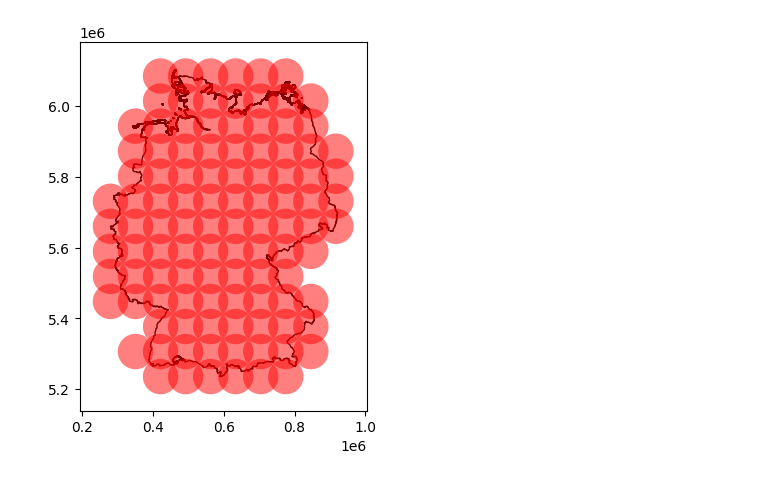
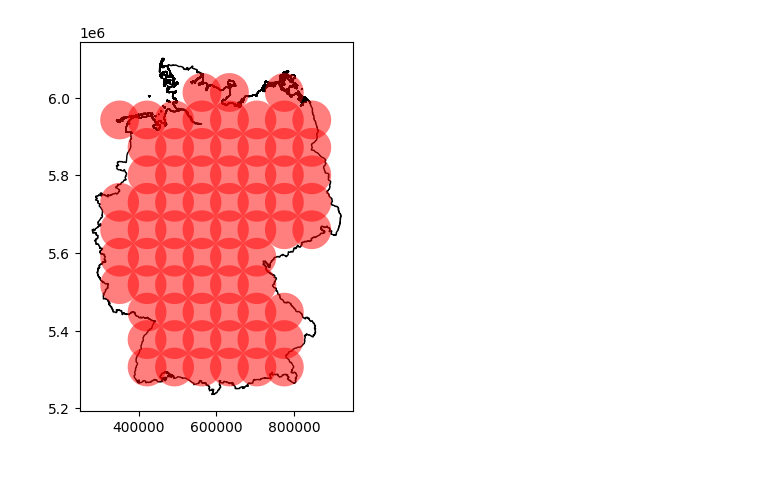
Before and after one commit to sven-asmussen/tiling_country_with_radius, a Jupyter notebook: tiling_hexagonal.ipynb, the cells around one changed output. Drawn from its saved outputs; the diff is of its cells as text; code cells hidden in the pictures.

```diff
--- a/tiling_hexagonal.ipynb
+++ b/tiling_hexagonal.ipynb
@@ -3,6 +3,7 @@ import numpy as np
 import geopandas as gpd
 from shapely.geometry import Point
 import matplotlib.pyplot as plt
+import pandas as pd
 
 def create_circular_grid(minx, miny, maxx, maxy, radius, crs):
     # Create a grid of points
@@ -16,37 +17,42 @@ def create_circular_grid(minx, miny, maxx, maxy, radius, crs):
     # Get the centroids of the circles
     centroids = [circle.centroid for circle in grid_circles]
 
-
     # Convert the centroids to the specified CRS
     centroids = gpd.GeoSeries(centroids, crs=crs)
 
     return gpd.GeoDataFrame(geometry=grid_circles), centroids
 
 def plot_circular_grid(filepath, radius_km, crs):
-    # Load geopackage and convert to a projected CRS (UTM zone 32N for Germany)
+    # Load geopackage and convert to a projected CRS (UTM zone 32N for country)
     gdf = gpd.read_file(filepath)
     gdf = gdf.to_crs('EPSG:32632')
 
     # Get the total bounding box
     minx, miny, maxx, maxy = gdf.total_bounds
 
     # Convert radius to meters
     radius_m = radius_km * 1000
     grid_gdf, centroids = create_circular_grid(minx, miny, maxx, maxy, radius_m, crs)
 
     # Remove circles that are completely outside of the area
     grid_gdf = grid_gdf[grid_gdf.geometry.intersects(gdf.unary_union)]
 
+    #remove circles whose centroid is outside the borders of country and updates the gird_gdf and centroids
+    grid_gdf = grid_gdf[grid_gdf.centroid.intersects(gdf.unary_union)]
+
     # Now you can plot it
     fig, ax = plt.subplots(1, 1)
     gdf.plot(ax=ax, color='white', edgecolor='black')
     grid_gdf.plot(ax=ax, color='red', alpha=0.5)  # alpha is for transparency
     plt.show()
 
-    return centroids
+    return grid_gdf, centroids
 
 # Example usage:
 crs = 'EPSG:4326'  # WGS 84
-centroids = plot_circular_grid('gadm36_DEU.gpkg', 50, crs)
+grid_gdf, centroids = plot_circular_grid('gadm36_DEU.gpkg', 50, crs)
+
+
+#########################################
 # %% [output]
-[figure, old version]
+[figure, new version]
```
Also changed, not shown: parts of 2 cells of this notebook.
